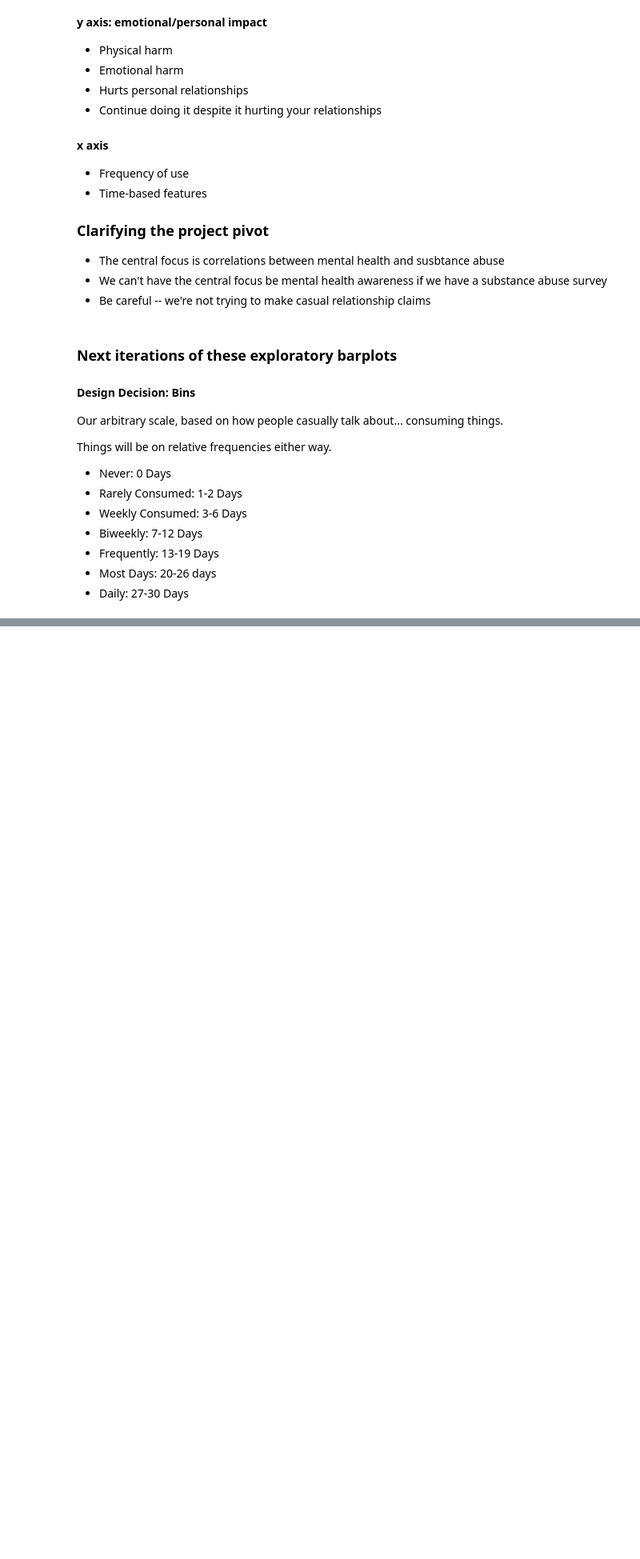
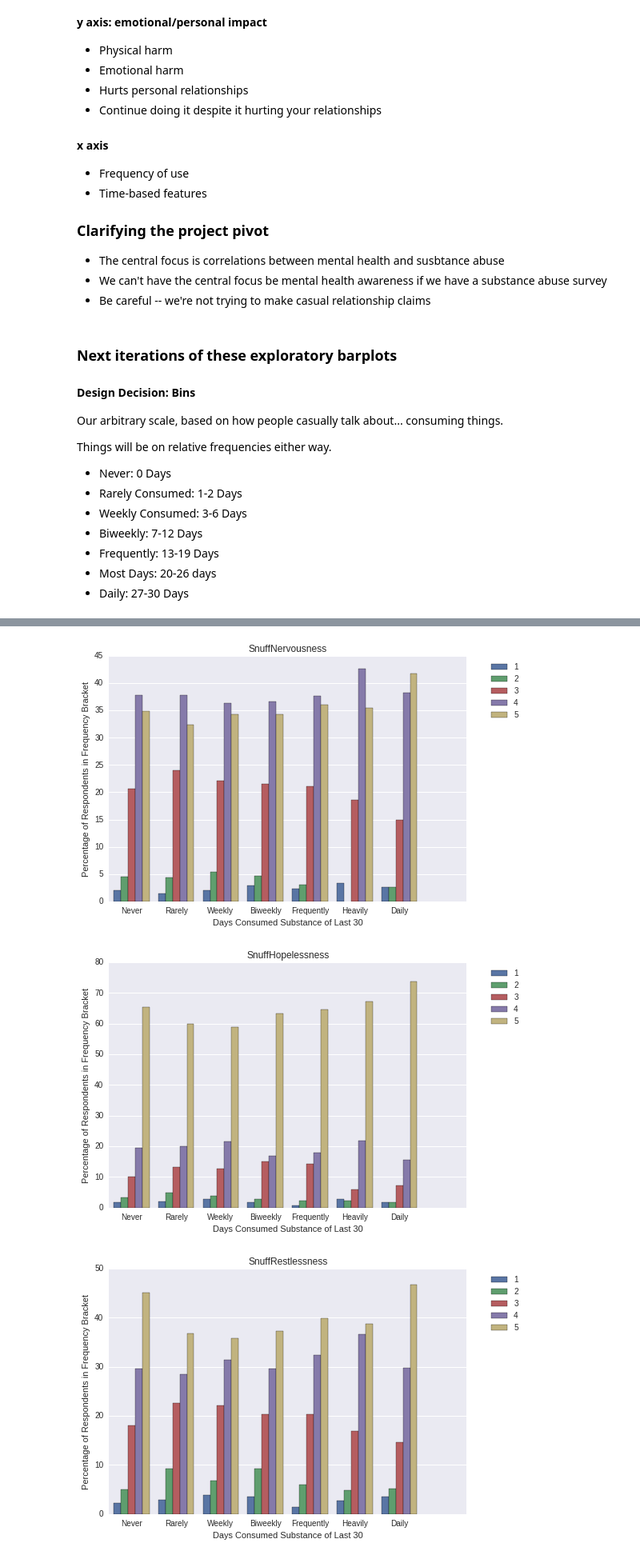
Before and after one commit to greenteawarrior/DataScience16CTW, a Jupyter notebook: drugs_usage_health_intro.ipynb, the cells around one changed output, grey strips where cells are left out. Shown at 80% size. Drawn from its saved outputs; the diff is of its cells as text; code cells hidden in the pictures; blank space fills up the shorter version.

```diff
--- a/drugs_usage_health_intro.ipynb
+++ b/drugs_usage_health_intro.ipynb
@@ -351,0 +371,9 @@ mental_health_bars30_freq(df, "COCUS30A", "DSTNRV30", "Cocaine", "Nervousness")
+# %%
+mental_health_bars30_freq(df, "SNF30USE", "DSTNRV30", "Snuff", "Nervousness")
+mental_health_bars30_freq(df, "SNF30USE", "DSTHOP30", "Snuff", "Hopelessness")
+mental_health_bars30_freq(df, "SNF30USE", "DSTRST30", "Snuff", "Restlessness")
+mental_health_bars30_freq(df, "SNF30USE", "DSTCHR30", "Snuff", "Depression")
+# %% [output]
+[figure, added]
+[figure, added]
+[figure, added]
```
Also changed, not shown: parts of 8 cells of this notebook, 1 other file.
